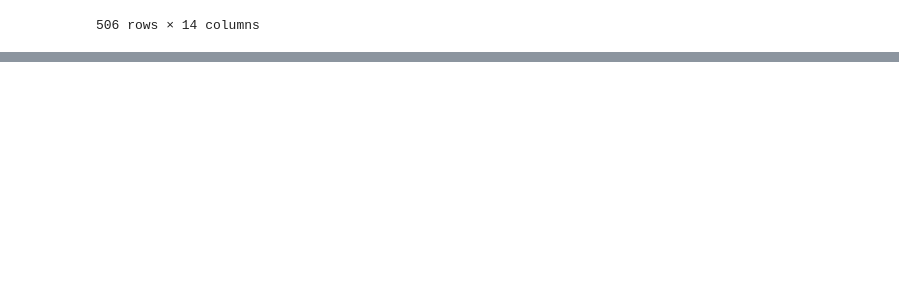
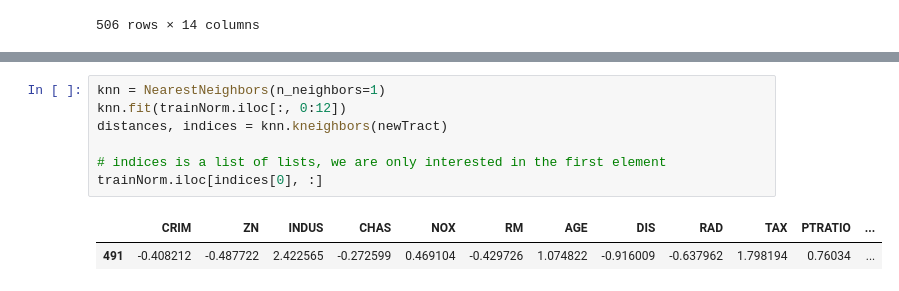
Before and after one commit to charlesg/HI530, a Jupyter notebook: module3/Module_3_Homework_2.ipynb, the cells around one changed output, grey strips where cells are left out. Cells and saved outputs as stored; diff of their text form; blank space fills up the shorter version.

```diff
--- a/module3/Module_3_Homework_2.ipynb
+++ b/module3/Module_3_Homework_2.ipynb
@@ -139,3 +150,13 @@ ValueError: Unknown label type: 'continuous'
+# %%
+knn = NearestNeighbors(n_neighbors=1)
+knn.fit(trainNorm.iloc[:, 0:12])
+distances, indices = knn.kneighbors(newTract)
+
+# indices is a list of lists, we are only interested in the first element
+trainNorm.iloc[indices[0], :]
+# %% [output]
+|  | CRIM | ZN | INDUS | CHAS | NOX | RM | AGE | DIS | RAD | TAX | PTRATIO | ... |
+| 491 | -0.408212 | -0.487722 | 2.422565 | -0.272599 | 0.469104 | -0.429726 | 1.074822 | -0.916009 | -0.637962 | 1.798194 | 0.76034 | ... |
 # %% [markdown]
 <a style='text-decoration:none;line-height:16px;display:flex;color:#5B5B62;padding:10px;justify-content:end;' href='https://deepnote.com?utm_source=created-in-deepnote-cell&projectId=52e9ae2e-8d42-48c9-9988-588f5a262306' target="_blank">
 <img style='display:inline;max-height:16px;margin:0px;margin-right:7.5px;' src='embedded-picture-1' > </img>
```
Also changed, not shown: parts of 3 cells of this notebook, 1 other file.
